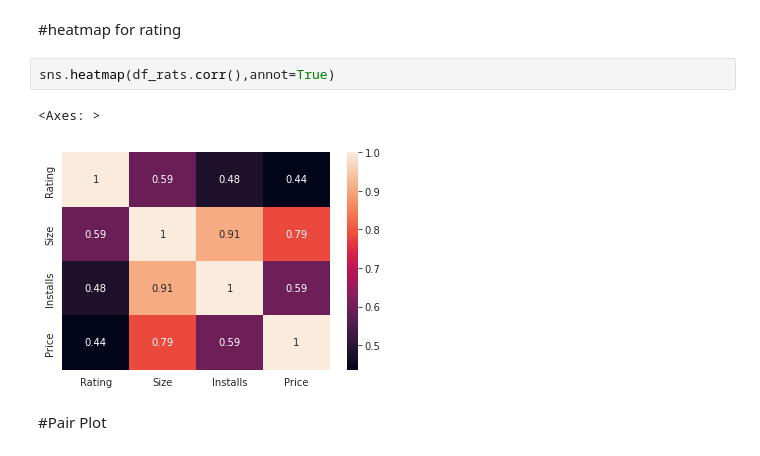
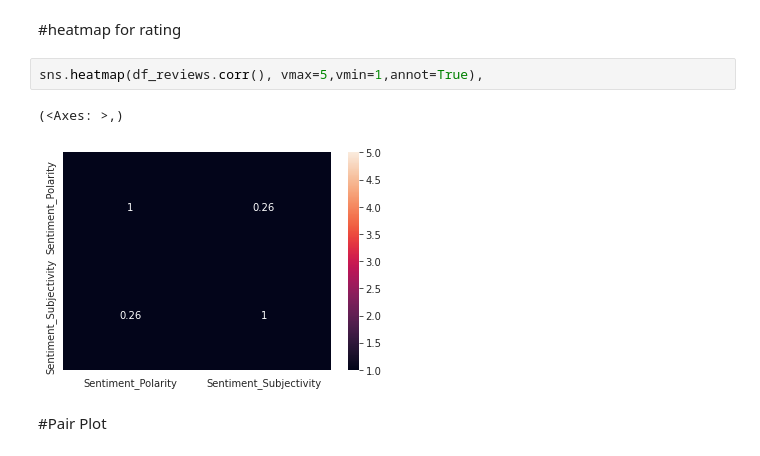
Before and after one commit to niteshchobdar38/EDA-project, a Jupyter notebook: Nitesh_Play_Store_Review.ipynb, the cells around one changed output. Drawn from its saved outputs; the diff is of its cells as text.

```diff
--- a/Nitesh_Play_Store_Review.ipynb
+++ b/Nitesh_Play_Store_Review.ipynb
@@ -328,10 +330,10 @@ Text(0.5, 1.02, 'Rating vs Size of Apps')
 # %% [markdown]
 #heatmap for rating
 # %%
-sns.heatmap(df_rats.corr(),annot=True)
+sns.heatmap(df_reviews.corr(), vmax=5,vmin=1,annot=True),
 # %% [output]
-<Axes: >
+(<Axes: >,)
-[figure, old version]
+[figure, new version]
 # %% [markdown]
 #Pair Plot
 # %%
```
Also changed, not shown: parts of 3 cells of this notebook.
